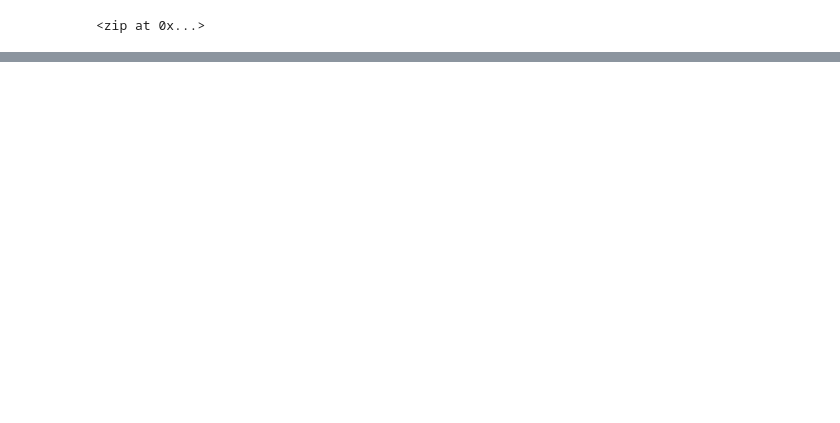
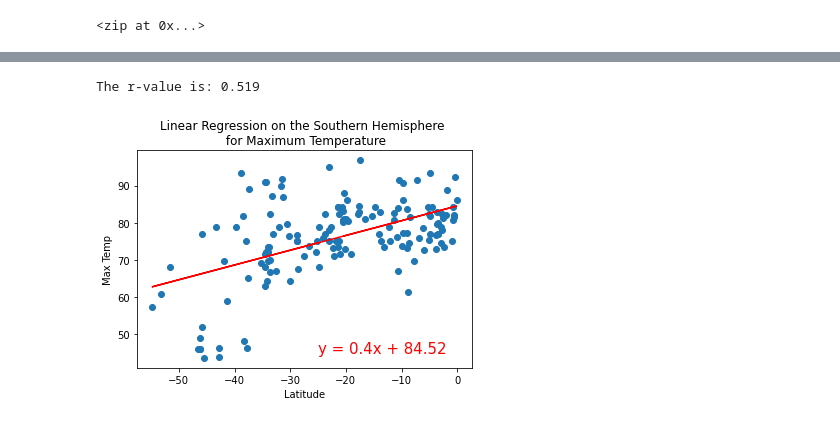
Before and after one commit to renatabg2205/World_Weather_Analysis, a Jupyter notebook: WeatherPy.ipynb, the cells around one changed output, grey strips where cells are left out. Saved outputs shown, nothing was run; the diff lists cells and outputs as text; code cells hidden in the pictures; blank space fills up the shorter version.

```diff
--- a/WeatherPy.ipynb
+++ b/WeatherPy.ipynb
@@ -299,0 +385,6 @@ plt.show()
+# %%
+#Get the cities for the Southern Hemisphere by filtering the city_data_df DataFrame for latitudes less than 0.
+#Assign this DataFrame to the variable southern_hemi_df to access the data to perform linear regression.
+
+# Create Southern Hemisphere DataFrame.
+southern_hemi_df = city_data_df.loc[(city_data_df["Lat"] < 0)]
@@ -299,0 +403,13 @@ plt.show()
+# %%
+# Linear regression on the Southern Hemisphere (Latitude and Maximum Temperature)
+x_values = southern_hemi_df["Lat"]
+y_values = southern_hemi_df["Max Temp"]
+
+#title = "Linear Regression on the Southern Hemisphere for Maximum Temperature"
+plt.title(f"Linear Regression on the Southern Hemisphere \n for Maximum Temperature")
+
+# Call the function.
+plot_linear_regression(x_values, y_values, title, 'Max Temp',(-25,45))
+# %% [output]
+The r-value is: 0.519
+[figure, added]
```
Also changed, not shown: parts of 23 cells of this notebook, 5 other files.
